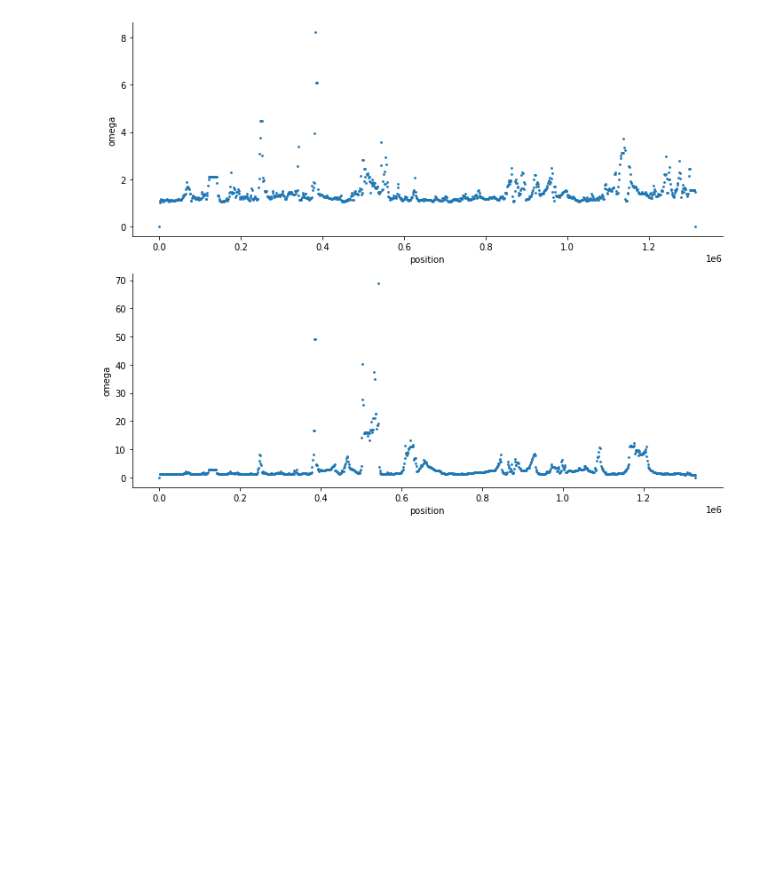
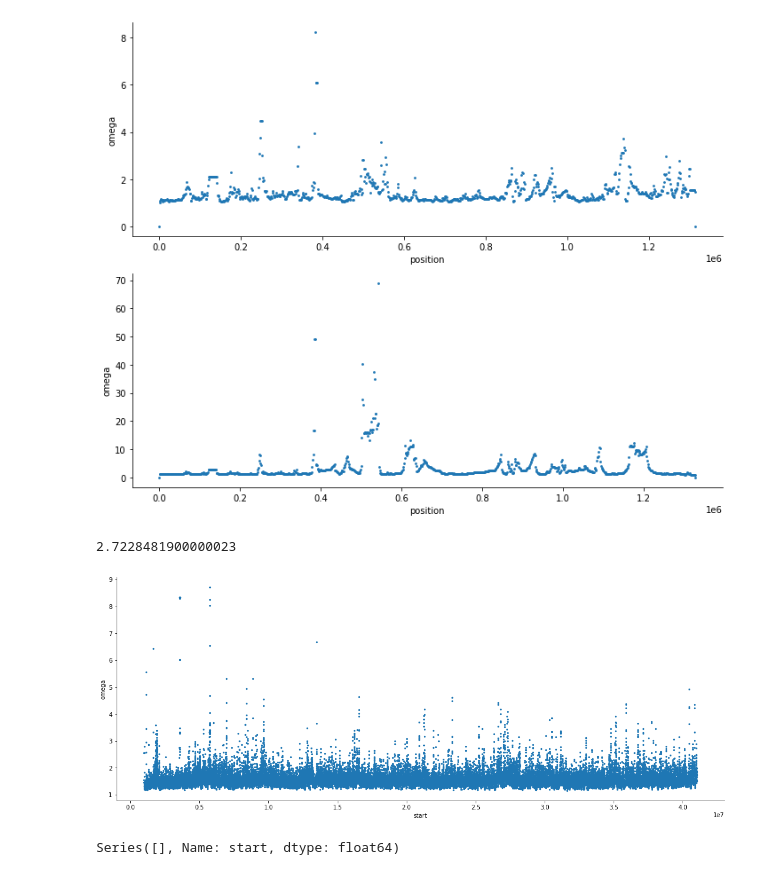
Before and after one commit to osipovarev/Brood_parasites_analysis, a Jupyter notebook: Untitled.ipynb, the cells around one changed output. Cells and saved outputs as stored; diff of their text form; code cells hidden in the pictures; blank space fills up the shorter version.

Commit message:
backed up changes from Wed Jul 31 20:38:21 EDT 2024 in the project /Users/osipova/Documents/LabDocs/Brood_parasites_analysis

```diff
--- a/Untitled.ipynb
+++ b/Untitled.ipynb
@@ -40,0 +69,43 @@ fig.tight_layout()
+# %%
+## Plot 4Mb regions of a chr
+dir_path = '/Users/osipova/Documents/LabDocs/Brood_parasites_analysis/'
+# db = 'molAte'
+db = 'indInd'
+
+file_name = 'OmegaPlus_{}/merged_omegaPlus.tsv'.format(db)
+file_data = glob(dir_path + file_name)[0]
+df_full = pd.read_csv(file_data, sep='\t')
+
+C = 'CM051081'
+n = 1
+df = df_full[(df_full['scaffold'] == C) & (df_full['start'] > n*10**6) & (df_full['start'] < (n+40)*10**6)]
+
+
+## Define the window size for the moving average
+window = 20
+p = np.percentile(df['omega'], 99)
+print(p)
+p_lr = np.average(df['omega']) + 0.2
+
+fig, axes = plt.subplots(figsize = (15, 2*3))
+# ax1, ax2 = axes[0], axes[1]
+
+## Omega
+x = df['start']
+f_x = df['omega']
+smoothed_x, smoothed_f_x, minima_indices = find_local_extrema(x, f_x, window, p_lr, 'max')
+lr_peaks = smoothed_x[minima_indices]
+
+sns.scatterplot(data=df, x='start', y='omega', linewidth=0, s=10)
+sns.lineplot(ax=ax2, x=smoothed_x, y=smoothed_f_x, color='orange')
+sns.scatterplot(ax=ax2, x=smoothed_x[minima_indices], y=smoothed_f_x[minima_indices], color='red', s=20)
+
+sns.despine(fig=None, ax=None, left=False, bottom=False, offset=None, trim=False)
+fig.tight_layout()
+# %% [output]
+2.7228481900000023
+[figure, added]
+# %%
+lr_peaks
+# %% [output]
+Series([], Name: start, dtype: float64)
```
Also changed, not shown: parts of 2 cells of this notebook.
